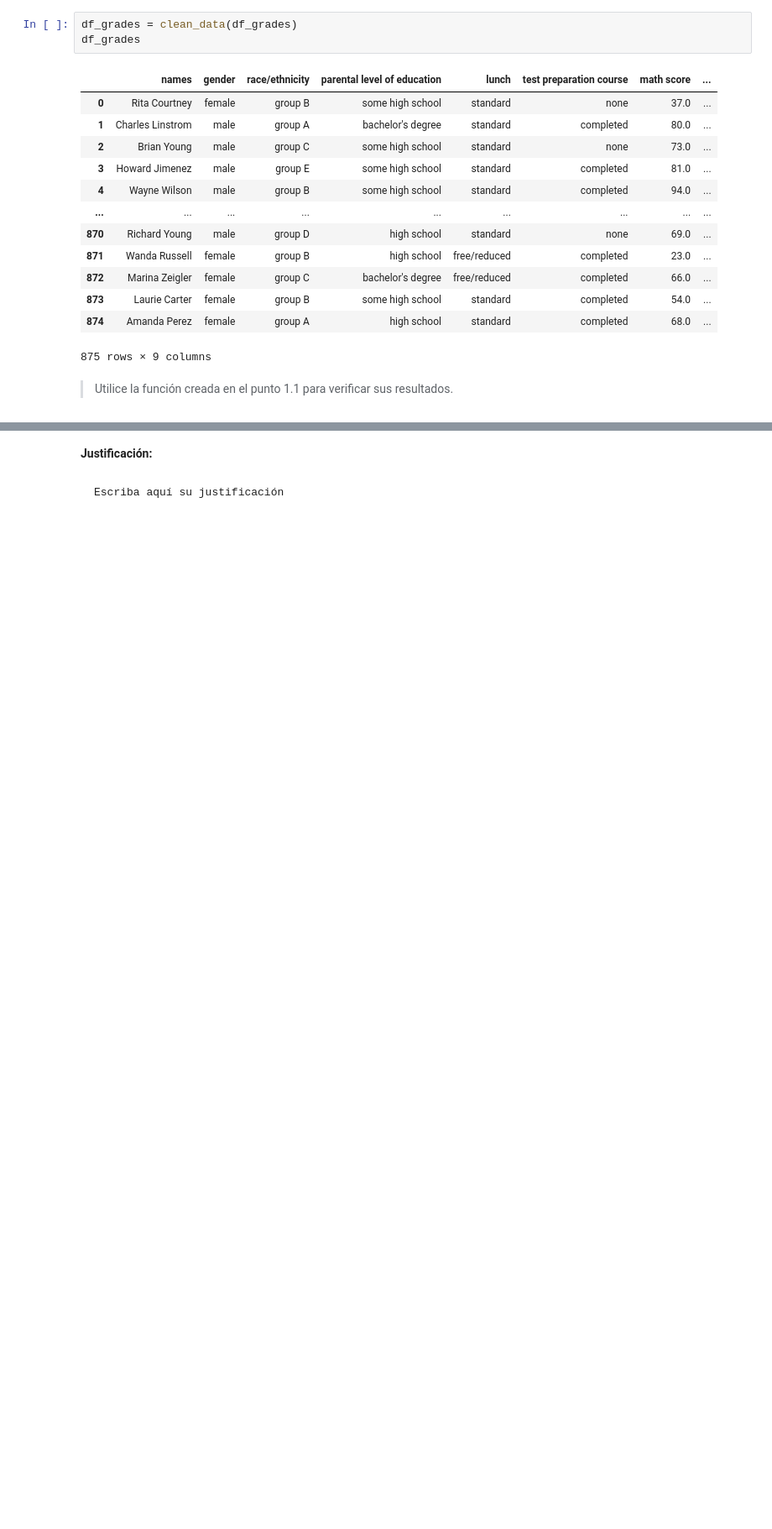
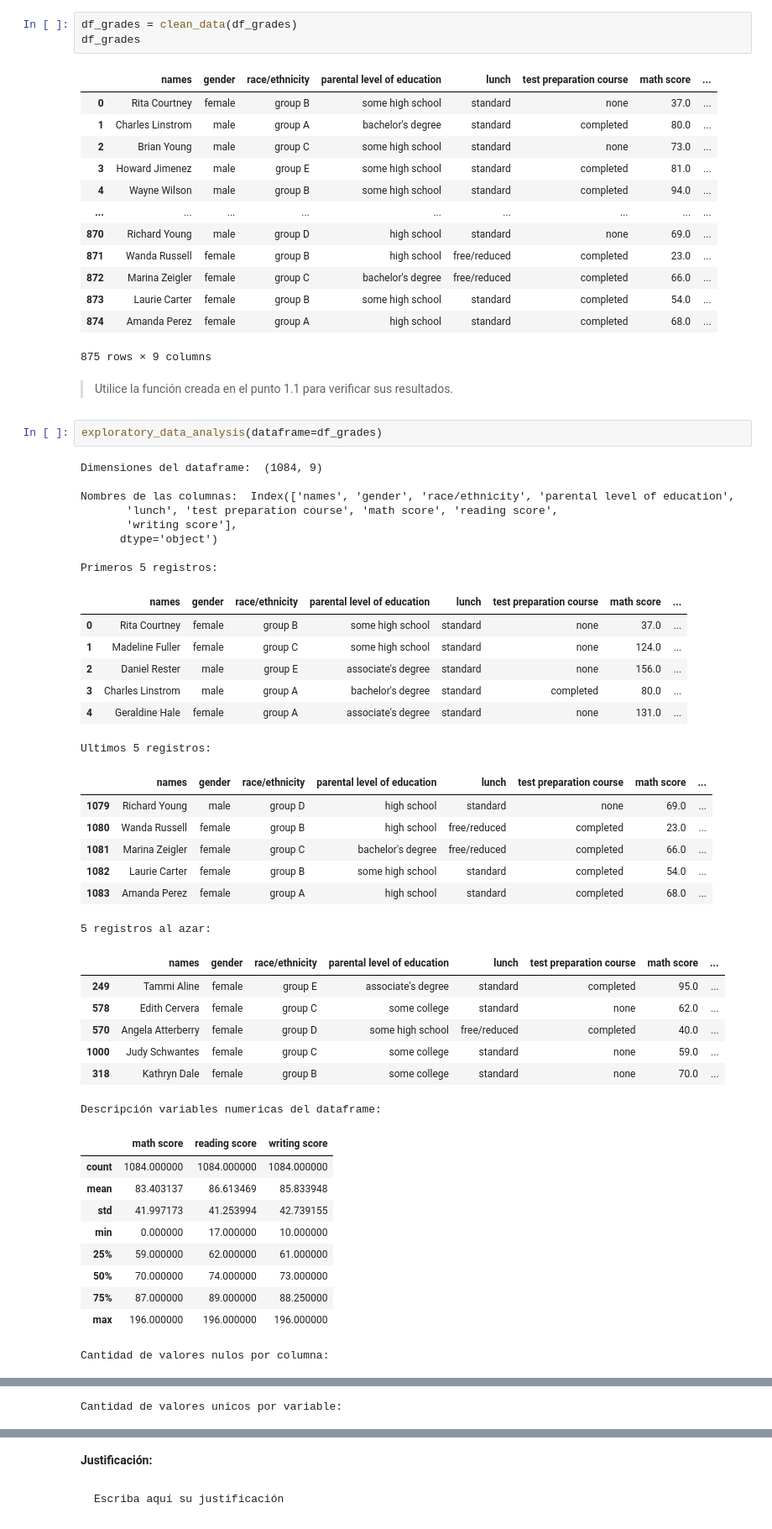
Before and after one commit to BnjmnNicholas/MDS7202-2023-2, a Jupyter notebook: LAB 4/Laboratorio4_enunciado.ipynb, the cells around one changed output, grey strips where cells are left out. Shown at 84% size. Cells and saved outputs as stored; diff of their text form; blank space fills up the shorter version.

```diff
--- a/LAB 4/Laboratorio4_enunciado.ipynb
+++ b/LAB 4/Laboratorio4_enunciado.ipynb
@@ -325,3 +390,45 @@ df_grades
 875 rows × 9 columns
 # %% [markdown]
 > Utilice la función creada en el punto 1.1 para verificar sus resultados.
+# %%
+exploratory_data_analysis(dataframe=df_grades)
+# %% [output]
+Dimensiones del dataframe:  (1084, 9)
+
+Nombres de las columnas:  Index(['names', 'gender', 'race/ethnicity', 'parental level of education',
+       'lunch', 'test preparation course', 'math score', 'reading score',
+       'writing score'],
+      dtype='object')
+
+Primeros 5 registros:
+|  | names | gender | race/ethnicity | parental level of education | lunch | test preparation course | math score | ... |
+| 0 | Rita Courtney | female | group B | some high school | standard | none | 37.0 | ... |
+| 1 | Madeline Fuller | female | group C | some high school | standard | none | 124.0 | ... |
+| 2 | Daniel Rester | male | group E | associate's degree | standard | none | 156.0 | ... |
+| 3 | Charles Linstrom | male | group A | bachelor's degree | standard | completed | 80.0 | ... |
+| 4 | Geraldine Hale | female | group A | associate's degree | standard | none | 131.0 | ... |
+Ultimos 5 registros:
+|  | names | gender | race/ethnicity | parental level of education | lunch | test preparation course | math score | ... |
+| 1079 | Richard Young | male | group D | high school | standard | none | 69.0 | ... |
+| 1080 | Wanda Russell | female | group B | high school | free/reduced | completed | 23.0 | ... |
+| 1081 | Marina Zeigler | female | group C | bachelor's degree | free/reduced | completed | 66.0 | ... |
+| 1082 | Laurie Carter | female | group B | some high school | standard | completed | 54.0 | ... |
+| 1083 | Amanda Perez | female | group A | high school | standard | completed | 68.0 | ... |
+5 registros al azar:
+|  | names | gender | race/ethnicity | parental level of education | lunch | test preparation course | math score | ... |
+| 249 | Tammi Aline | female | group E | associate's degree | standard | completed | 95.0 | ... |
+| 578 | Edith Cervera | female | group C | some college | standard | none | 62.0 | ... |
+| 570 | Angela Atterberry | female | group D | some high school | free/reduced | completed | 40.0 | ... |
+| 1000 | Judy Schwantes | female | group C | some college | standard | none | 59.0 | ... |
+| 318 | Kathryn Dale | female | group B | some college | standard | none | 70.0 | ... |
+Descripción variables numericas del dataframe:
+|  | math score | reading score | writing score |
+| count | 1084.000000 | 1084.000000 | 1084.000000 |
+| mean | 83.403137 | 86.613469 | 85.833948 |
+| std | 41.997173 | 41.253994 | 42.739155 |
+| min | 0.000000 | 17.000000 | 10.000000 |
+| 25% | 59.000000 | 62.000000 | 61.000000 |
+| 50% | 70.000000 | 74.000000 | 73.000000 |
+| 75% | 87.000000 | 89.000000 | 88.250000 |
+| max | 196.000000 | 196.000000 | 196.000000 |
+Cantidad de valores nulos por columna:
@@ -327,0 +445 @@ df_grades
+Cantidad de valores unicos por variable:
```
Also changed, not shown: parts of 11 cells of this notebook.
